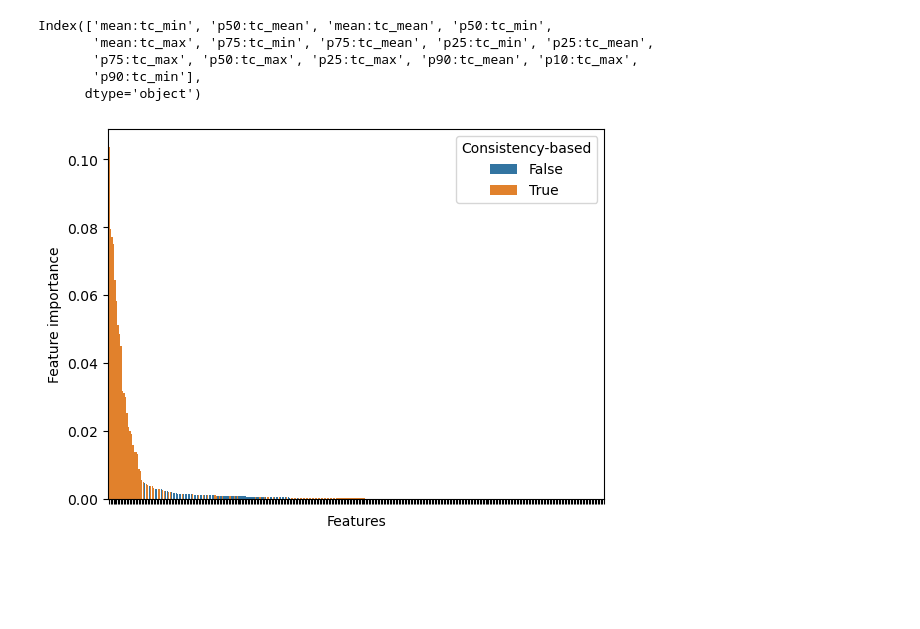
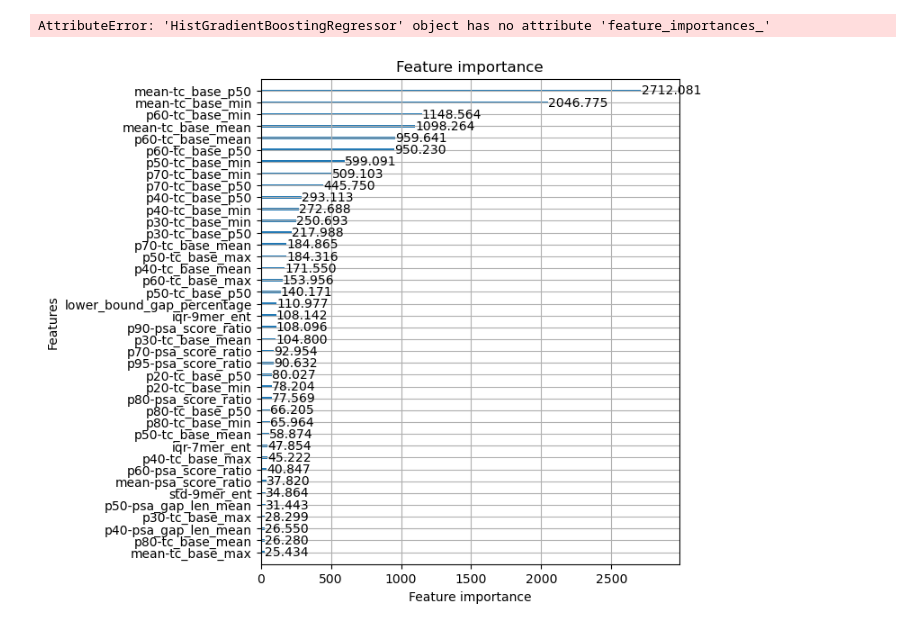
Before and after one commit to MaBody/aldiscore, a Jupyter notebook: notebooks/prediction_dev.ipynb, the cells around one changed output. Cells and saved outputs as stored; diff of their text form; code cells hidden in the pictures; blank space fills up the shorter version.

```diff
--- a/notebooks/prediction_dev.ipynb
+++ b/notebooks/prediction_dev.ipynb
@@ -158,19 +319,28 @@ plt.grid(linestyle=":")
 # %%
-importance = model.feature_importances_
-sort_idxs = np.argsort(importance)[::-1]
-top_feats = feat_df.columns[sort_idxs]
-is_tc = top_feats.str.contains("tc")
-sn.barplot(x=top_feats, y=importance[sort_idxs], hue=is_tc)
-ax = plt.gca()
-_ = ax.set_xticklabels([])
-_ = ax.legend(title="Consistency-based")
-_ = ax.set_ylabel("Feature importance")
-_ = ax.set_xlabel("Features")
-print(top_feats[:15])
+if use_lgb:
+    imps = model.feature_importance(importance_type="gain")
+else:
+    imps = model.feature_importances_
+imp_df = pd.DataFrame(dict(feature=feat_df.columns, importance=imps))
+imp_df = imp_df.sort_values("importance", ignore_index=True, ascending=False)
+imp_df[:10]
+imp_df[imp_df.feature.str.contains("mer")].iloc[:10]
+# np.save(ROOT / "top_feats.npy", imp_df.feature[:50].to_numpy())
 # %% [output]
-Index(['mean:tc_min', 'p50:tc_mean', 'mean:tc_mean', 'p50:tc_min',
-       'mean:tc_max', 'p75:tc_min', 'p75:tc_mean', 'p25:tc_min', 'p25:tc_mean',
-       'p75:tc_max', 'p50:tc_max', 'p25:tc_max', 'p90:tc_mean', 'p10:tc_max',
-       'p90:tc_min'],
-      dtype='object')
+AttributeError: 'HistGradientBoostingRegressor' object has no attribute 'feature_importances_'
-[figure, removed]
+# %%
+if use_lgb:
+    lgb.plot_importance(
+        model, figsize=(6, 7), importance_type="gain", max_num_features=40
+    )
+else:
+    pass
+    # sn.barplot(x=feat, y=importance[sort_idxs], hue=is_tc)
+    # ax = plt.gca()
+    # _ = ax.set_xticklabels([])
+    # _ = ax.legend(title="Consistency-based")
+    # _ = ax.set_ylabel("Feature importance")
+    # _ = ax.set_xlabel("Features")
+    # print(top_feats[:30])
+# %% [output]
+[figure, added]
```
Also changed, not shown: parts of 17 cells of this notebook, 1 other file.
